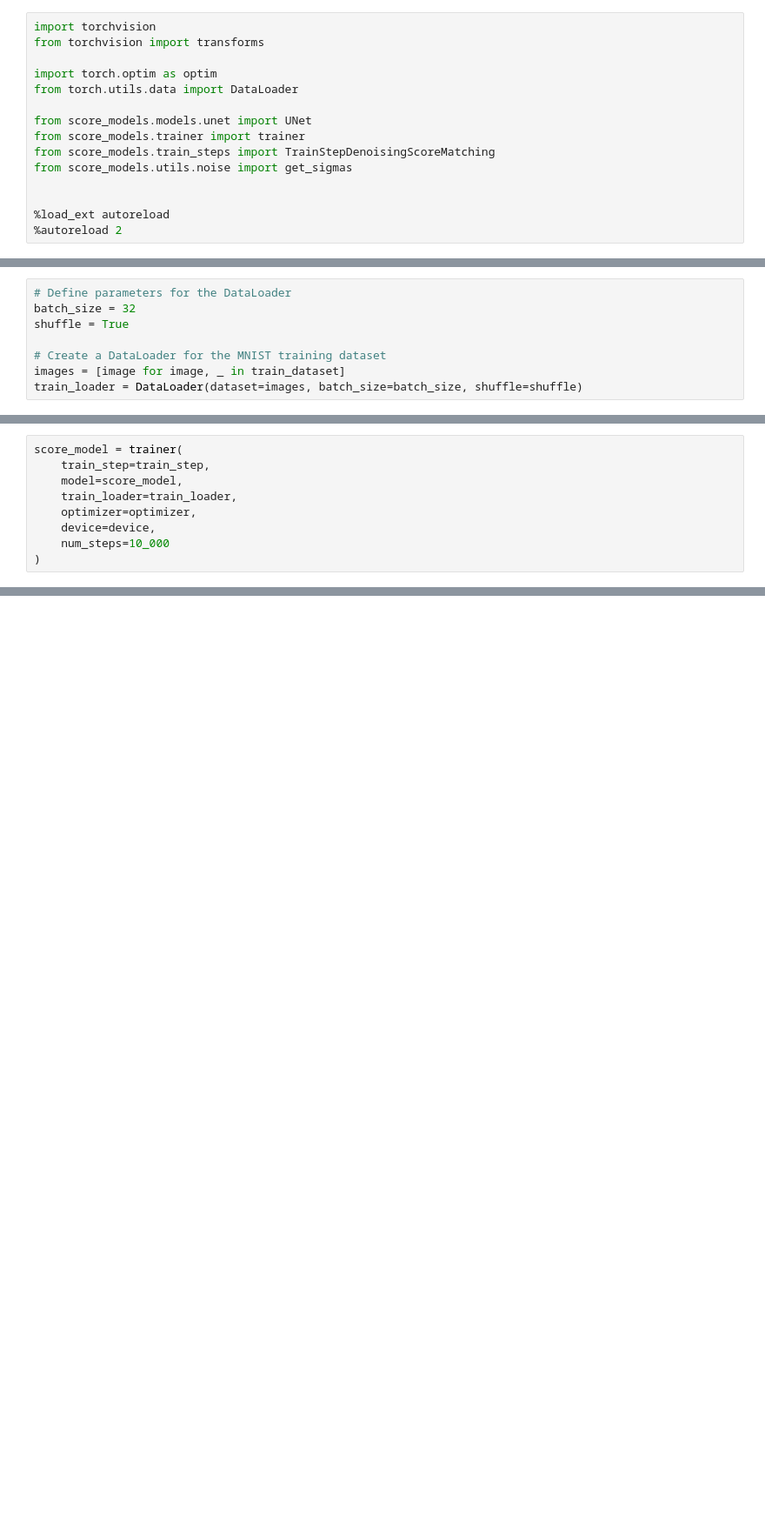
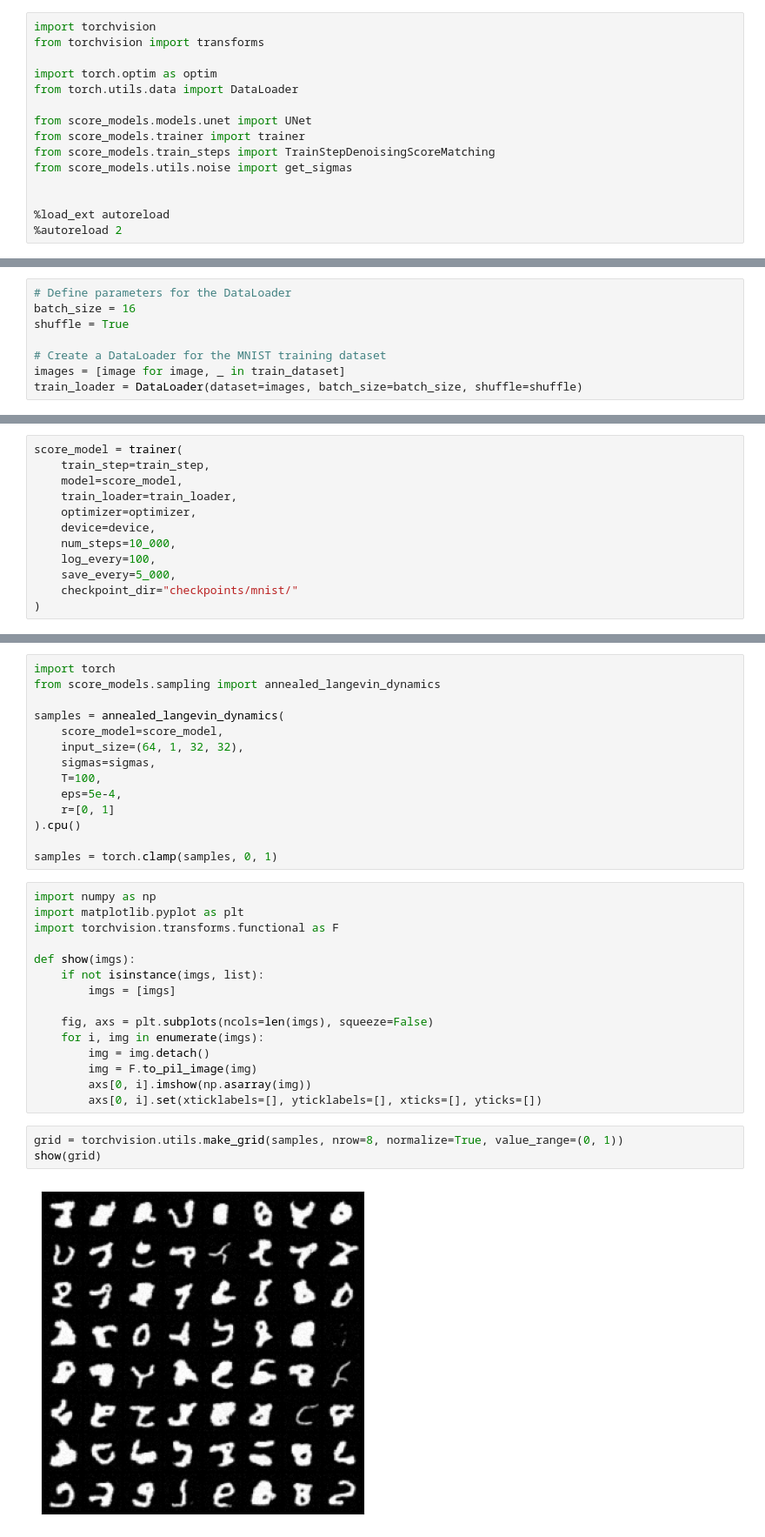
Before and after one commit to RobertSamoilescu/score-based-models, a Jupyter notebook: src/notebooks/mnist_example.ipynb, the cells around one changed output, grey strips where cells are left out. Shown at 87% size. Drawn from its saved outputs; the diff is of its cells as text; blank space fills up the shorter version.

Commit message:
Included mnist example.

```diff
--- a/src/notebooks/mnist_example.ipynb
+++ b/src/notebooks/mnist_example.ipynb
@@ -24,7 +24,7 @@ transform = transforms.Compose([
 train_dataset = torchvision.datasets.MNIST(root='./data', train=True, transform=transform, download=True)
 # %%
 # Define parameters for the DataLoader
-batch_size = 32
+batch_size = 16
 shuffle = True
 
 # Create a DataLoader for the MNIST training dataset
@@ -56,5 +64,8 @@ score_model = trainer(
     train_loader=train_loader,
     optimizer=optimizer,
     device=device,
-    num_steps=10_000
+    num_steps=10_000,
+    log_every=100,
+    save_every=5_000,
+    checkpoint_dir="checkpoints/mnist/"
 )
@@ -60,0 +86,34 @@ score_model = trainer(
+# %%
+import torch
+from score_models.sampling import annealed_langevin_dynamics
+
+samples = annealed_langevin_dynamics(
+    score_model=score_model,
+    input_size=(64, 1, 32, 32),
+    sigmas=sigmas,
+    T=100,
+    eps=5e-4,
+    r=[0, 1]
+).cpu()
+
+samples = torch.clamp(samples, 0, 1)
+# %%
+import numpy as np
+import matplotlib.pyplot as plt
+import torchvision.transforms.functional as F
+
+def show(imgs):
+    if not isinstance(imgs, list):
+        imgs = [imgs]
+
+    fig, axs = plt.subplots(ncols=len(imgs), squeeze=False)
+    for i, img in enumerate(imgs):
+        img = img.detach()
+        img = F.to_pil_image(img)
+        axs[0, i].imshow(np.asarray(img))
+        axs[0, i].set(xticklabels=[], yticklabels=[], xticks=[], yticks=[])
+# %%
+grid = torchvision.utils.make_grid(samples, nrow=8, normalize=True, value_range=(0, 1))
+show(grid)
+# %% [output]
+[figure, added]
```
Also changed, not shown: parts of 3 cells of this notebook.
